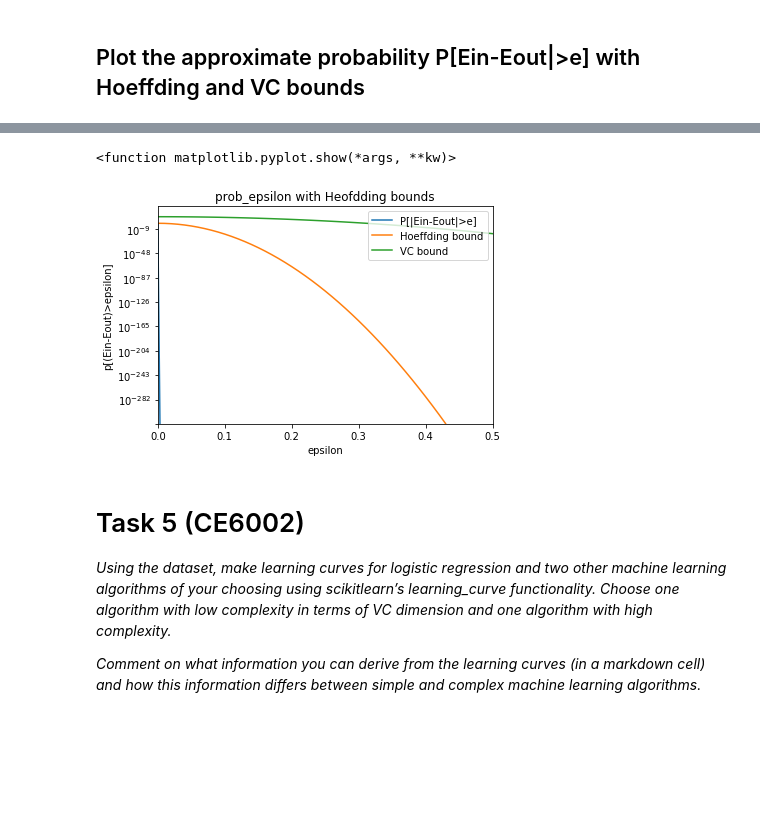
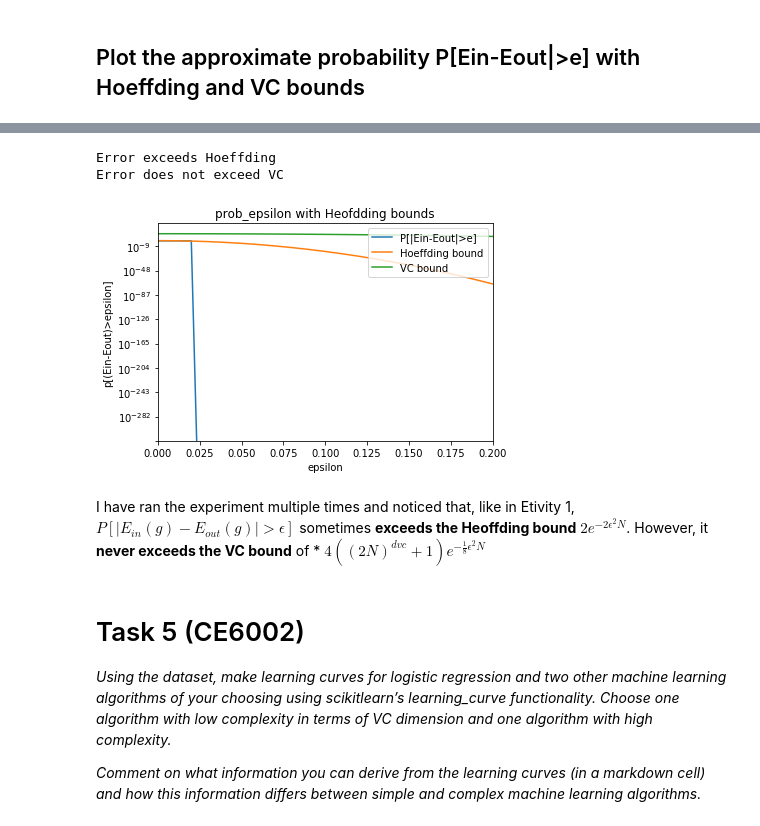
Before and after one commit to vipulpopat/MSCAI_Sem1_Etivity2, a Jupyter notebook: Etivity2-18263461.ipynb, the cells around one changed output, grey strips where cells are left out. Drawn from its saved outputs; the diff is of its cells as text; code cells hidden in the pictures; blank space fills up the shorter version.

```diff
--- a/Etivity2-18263461.ipynb
+++ b/Etivity2-18263461.ipynb
@@ -861,5 +878,20 @@ Eout: 0.21250000000000002
 # %% [markdown]
 ## Plot the approximate probability P[Ein-Eout|>e] with Hoeffding and VC bounds
+# %%
+Eins = []
+Eouts = []
+
+def run_experiment(counter):
+    for i in range (counter):
+        X_train, X_test, y_train, y_test = train_test_split(X_shuffled, y_shuffled, test_size=0.2)
+
+        Ein = 1 - logistic_reg.score(X_train, y_train)
+        Eout = 1 - logistic_reg.score(X_test, y_test)
+        Eins.append(Ein)
+        Eouts.append(Eout)
+        #print("Ein:{}, Eout:{}".format(Ein, Eout))
+
+run_experiment(1000)
 # %%
 # Calculate probabily of epsilon
 # Lets reuse some of the code we created for Etivity 1
@@ -900,22 +930,30 @@ print(get_vc_bound(N, dvc, tolerance, Ein))
 # %%
+hoef = [2*math.exp(-2*N*e**2) for e in epsilons]
+vc = [4*((2*N)**3+1)*math.exp(-(N/8)*e**2) for e in epsilons]
+
 plt.figure()
 plt.plot(epsilons, prob_epsilon, label='P[|Ein-Eout|>e]')
-plt.plot(epsilons, [2*math.exp(-2*e**2*N) for e in epsilons], label='Hoeffding bound')
-plt.plot(epsilons, [4*(2*math.pow(N,dvc)+1) *math.exp(-(1/8)*e**2*N) for e in epsilons], label='VC bound')
+plt.plot(epsilons, hoef, label='Hoeffding bound')
+plt.plot(epsilons, vc , label='VC bound')
 
 axes = plt.gca()
-axes.set_xlim([0,0.5])
-#axes.set_ylim([0,1])
+axes.set_xlim([0,0.2])
 
 plt.yscale('log')
 plt.xlabel('epsilon')
 plt.ylabel('p[(Ein-Eout)>epsilon]')
 plt.title('prob_epsilon with Heofdding bounds')
 plt.legend(loc='upper right')
 plt.show
+
+print("Error exceeds Hoeffding" if max(np.array(prob_epsilon)-np.array(hoef))>0 else "Error does not exceed Hoeffding")
+print("Error exceeds VC" if max(np.array(prob_epsilon)-np.array(vc))>0 else "Error does not exceed VC")
 # %% [output]
-<function matplotlib.pyplot.show(*args, **kw)>
+Error exceeds Hoeffding
+Error does not exceed VC
-[figure, old version]
+[figure, new version]
+# %% [markdown]
+I have ran the experiment multiple times and noticed that, like in Etivity 1, $ P[|E_{in}(g) - E_{out}(g)| > \epsilon ]$ sometimes **exceeds the Heoffding bound** $2 e^{-2 \epsilon^{2}N} $. However, it **never exceeds the VC bound** of * $4  ((2N)^{dvc}+1)  e^{-\frac{1}{8} \epsilon^{2}N} $
 # %% [markdown]
 # Task 5 (CE6002)
 
```
Also changed, not shown: parts of 16 cells of this notebook.
